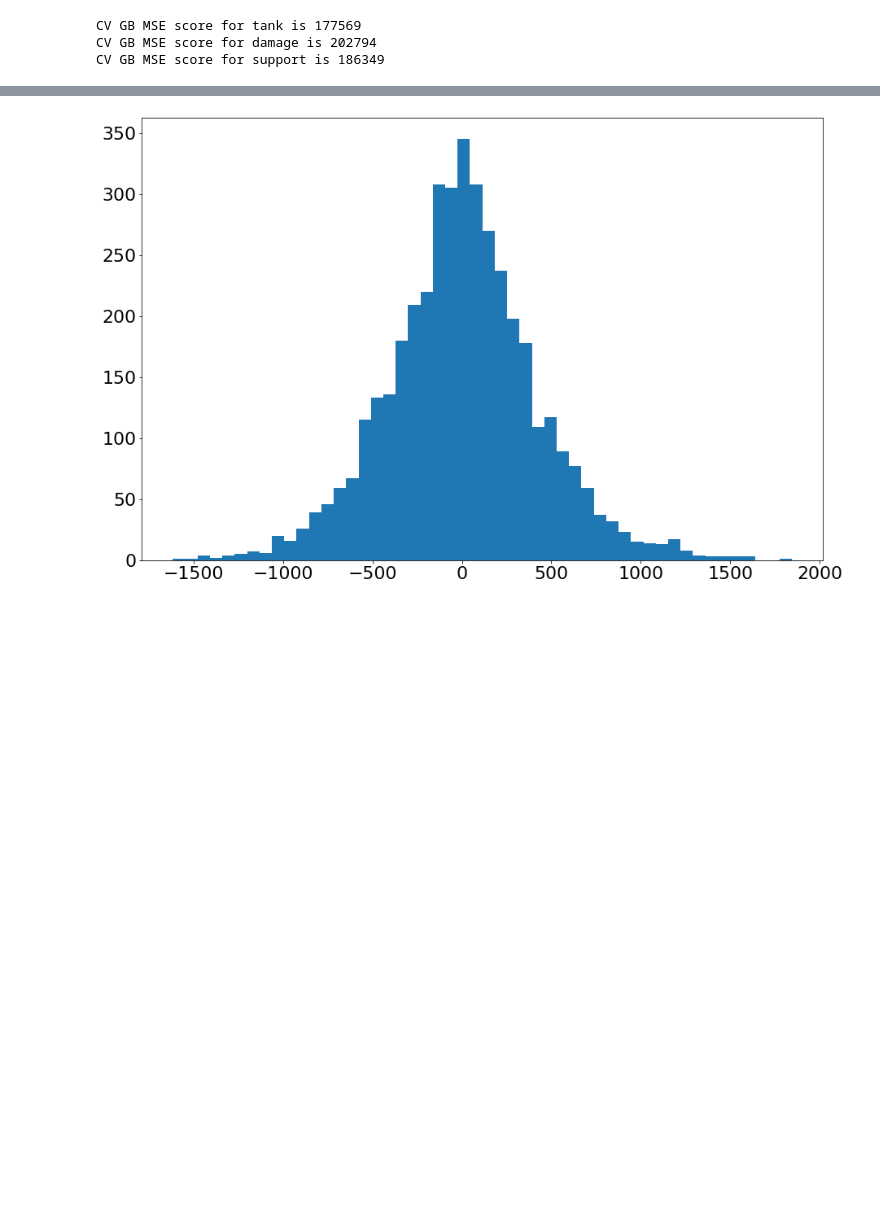
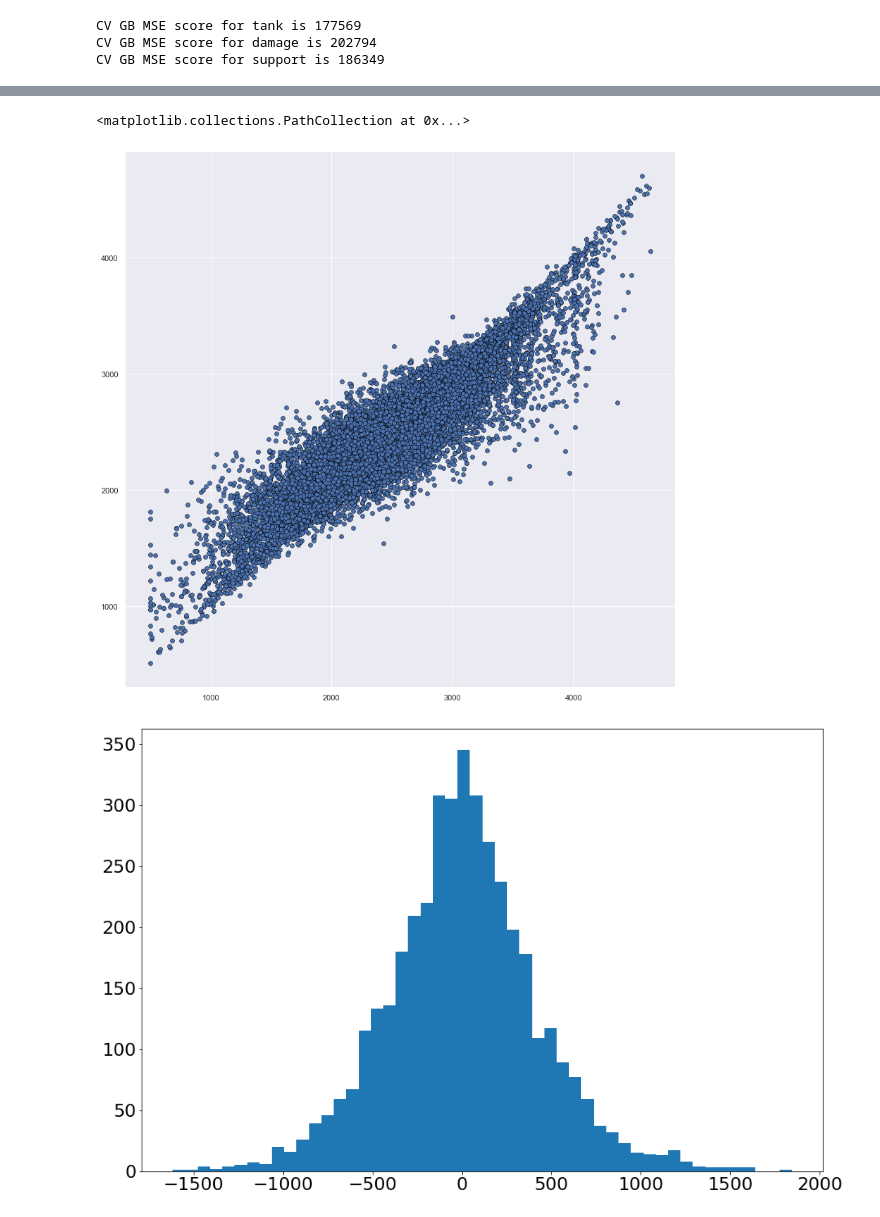
Before and after one commit to hachiyuki8/ow-stats-analysis, a Jupyter notebook: imputation.ipynb, the cells around one changed output, grey strips where cells are left out. Saved outputs shown, nothing was run; the diff lists cells and outputs as text; code cells hidden in the pictures; blank space fills up the shorter version.

```diff
--- a/imputation.ipynb
+++ b/imputation.ipynb
@@ -60,8 +62,8 @@ def simplest_rf(X_train, y_train, X_test, y_test):
 
     return rf, rf_mse, pred
 # %%
-def simplest_gb(X_train, y_train, X_test, y_test):
-    gb = GradientBoostingRegressor(random_state = 69)
+def simplest_gb(X_train, y_train, X_test, y_test, kwargs={}):
+    gb = GradientBoostingRegressor(random_state = 69, **kwargs)
     gb.fit(X_train, y_train)
 
     pred = gb.predict(X_test)
@@ -110,3 +109,9 @@ Wall time: 2min 51s
+# %%
+saved_CVGB_params = {}
+# %%
+saved_CVGB_params["tank"] = {'n_estimators': 300, 'min_samples_split': 2, 'min_samples_leaf': 2, 'max_features': 'sqrt', 'max_depth': 9, 'learning_rate': 0.05}
+saved_CVGB_params["damage"] = {'n_estimators': 400, 'min_samples_split': 5, 'min_samples_leaf': 2, 'max_features': 'sqrt', 'max_depth': 11, 'learning_rate': 0.1}
+saved_CVGB_params["support"] = {'n_estimators': 400, 'min_samples_split': 5, 'min_samples_leaf': 2, 'max_features': 'sqrt', 'max_depth': 11, 'learning_rate': 0.1}
 # %%
 %%time
 
@@ -114,7 +119,7 @@ gb_best_models, gb_mse_test_scores, gb_predictions = {}, {}, {}
 
 # Gradient Boosting
 for role in ROLES:
-    curr_model, curr_score, curr_prediction = simplest_gb(X_tr[role], y_tr[role], X_t[role], y_t[role])
+    curr_model, curr_score, curr_prediction = simplest_gb(X_tr[role], y_tr[role], X_t[role], y_t[role], kwargs=saved_CVGB_params[role])
     gb_best_models[role] = curr_model
     gb_mse_test_scores[role] = curr_score
     gb_predictions[role] = curr_prediction
@@ -223,3 +230,10 @@ Text(0.5, 1.0, 'Tank, CV GB')
+# %%
+plt.figure(figsize = (14, 14))
+role="tank"
+plt.scatter(y_tr[role], gb_best_models[role].predict(X_tr[role]), edgecolors='black', linewidths=0.5)
+# %% [output]
+<matplotlib.collections.PathCollection at 0x...>
+[figure, added]
 # %%
 plt.hist(y_t[role].values -  tank_predict, bins=50);
 # %% [output]
```
Also changed, not shown: parts of 77 cells of this notebook.
